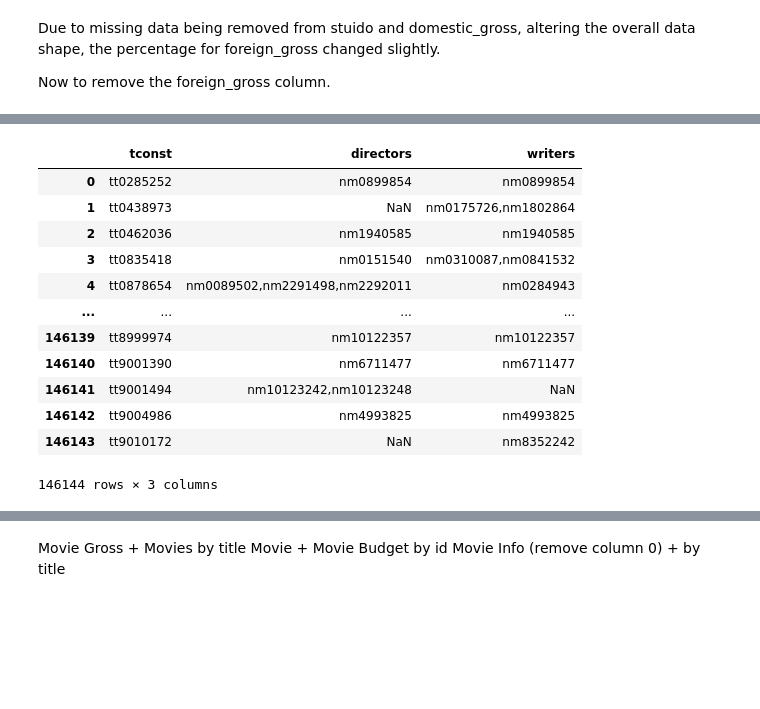
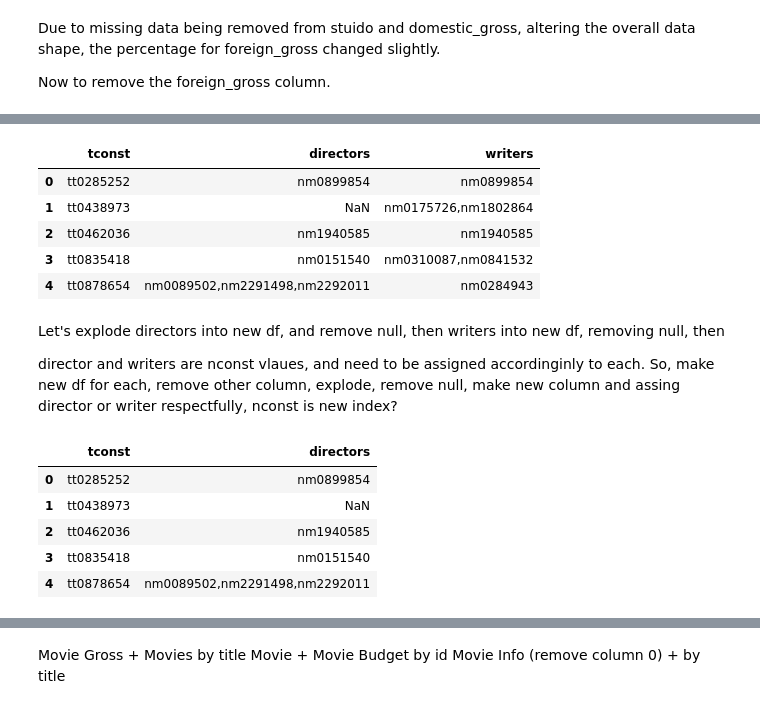
Before and after one commit to adstephens/dsc-phase-1-project-v2-3, a Jupyter notebook: student.ipynb, the cells around one changed output, grey strips where cells are left out. Saved outputs shown, nothing was run; the diff lists cells and outputs as text; code cells hidden in the pictures; blank space fills up the shorter version.

```diff
--- a/student.ipynb
+++ b/student.ipynb
@@ -353,17 +493,24 @@ TBdf
 # %%
 # imdb.title.crew.csv.gz
-TCdf
+TCrawdf.head()
 # %% [output]
 |  | tconst | directors | writers |
 | 0 | tt0285252 | nm0899854 | nm0899854 |
 | 1 | tt0438973 | NaN | nm0175726,nm1802864 |
 | 2 | tt0462036 | nm1940585 | nm1940585 |
 | 3 | tt0835418 | nm0151540 | nm0310087,nm0841532 |
 | 4 | tt0878654 | nm0089502,nm2291498,nm2292011 | nm0284943 |
-| ... | ... | ... | ... |
-| 146139 | tt8999974 | nm10122357 | nm10122357 |
-| 146140 | tt9001390 | nm6711477 | nm6711477 |
-| 146141 | tt9001494 | nm10123242,nm10123248 | NaN |
-| 146142 | tt9004986 | nm4993825 | nm4993825 |
-| 146143 | tt9010172 | NaN | nm8352242 |
-146144 rows × 3 columns
+# %% [markdown]
+Let's explode directors into new df, and remove null, then writers into new df, removing null, then
+
+director and writers are nconst vlaues, and need to be assigned accordinginly to each. So, make new df for each, remove other column, explode, remove null, make new column and assing director or writer respectfully, nconst is new index?
+# %%
+TCrawDdf = TCrawdf[["tconst", "directors"]]
+TCrawDdf.head()
+# %% [output]
+|  | tconst | directors |
+| 0 | tt0285252 | nm0899854 |
+| 1 | tt0438973 | NaN |
+| 2 | tt0462036 | nm1940585 |
+| 3 | tt0835418 | nm0151540 |
+| 4 | tt0878654 | nm0089502,nm2291498,nm2292011 |
```
Also changed, not shown: parts of 67 cells of this notebook.
